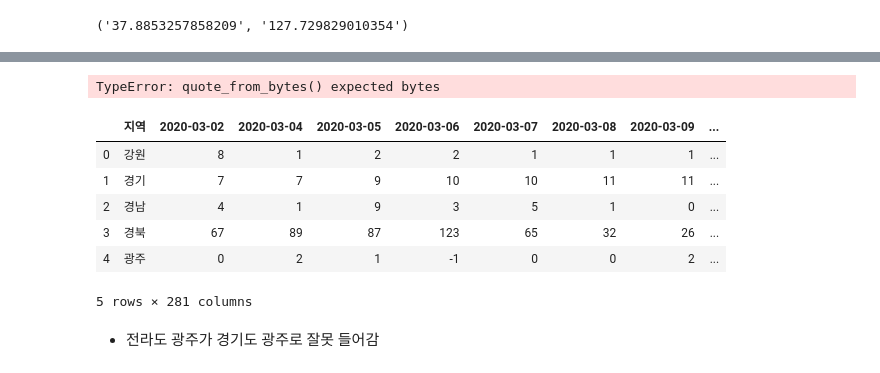
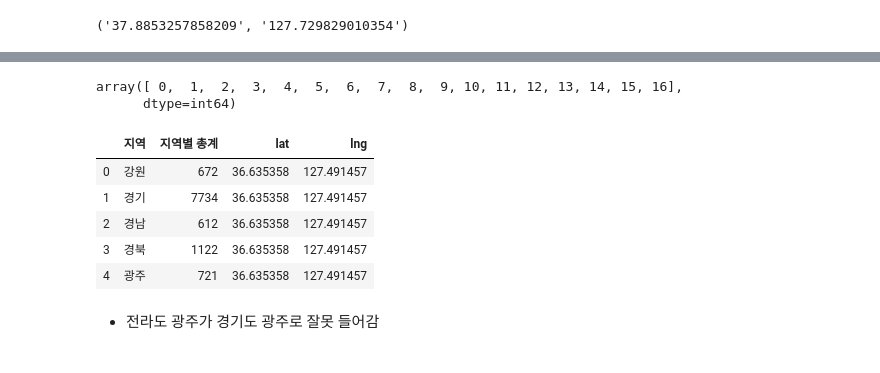
Before and after one commit to beegramin9/Python-DataScience-Hoseo-ProjectData, a Jupyter notebook: Ch5_코로나(openAPI)/전국/1_전국.ipynb, the cells around one changed output, grey strips where cells are left out. Cells and saved outputs as stored; diff of their text form; code cells hidden in the pictures.

```diff
--- a/Ch5_코로나(openAPI)/1_오픈api.ipynb
+++ b/Ch5_코로나(openAPI)/전국/1_전국.ipynb
@@ -547,7 +547,7 @@ plt.show()
 # %% [markdown]
 ## 경도, 위도 추가
 # %%
-total_foilum = total[['지역별 총계']].copy()
+total_foilum = total[['지역','지역별 총계']].copy()
 # %%
 key_kakao = open('./keys/kakaomapkey.txt', mode='r', encoding='utf8')
 kmap_key = key_kakao.read(100)
@@ -593,28 +598,29 @@ RangeIndex(start=0, stop=17, step=1)
+# %%
+total_foilum.index.to_numpy()
+# %% [output]
+array([ 0,  1,  2,  3,  4,  5,  6,  7,  8,  9, 10, 11, 12, 13, 14, 15, 16],
+      dtype=int64)
 # %%
 lat_list = [] ; lng_list = []
 
 for index in total.index:
-    addr = index
+    addr = total['지역'][i]
     kakao_url = 'https://dapi.kakao.com/v2/local/search/address.json?query=' + quote(addr)
     result = requests.get(kakao_url, headers={'Authorization':'KakaoAK '+kmap_key}).json()
     lat_list.append(float(result['documents'][0]['y']))
     lng_list.append(float(result['documents'][0]['x']))
 
-total['lat'] = lat_list
-total['lng'] = lng_list
+total_foilum['lat'] = lat_list
+total_foilum['lng'] = lng_list
-# %% [output]
-TypeError: quote_from_bytes() expected bytes
-# %%
-total.reset_index('지역',inplace=True)
-total.head()
-# %% [output]
-|  | 지역 | 2020-03-02 | 2020-03-04 | 2020-03-05 | 2020-03-06 | 2020-03-07 | 2020-03-08 | 2020-03-09 | ... |
-| 0 | 강원 | 8 | 1 | 2 | 2 | 1 | 1 | 1 | ... |
-| 1 | 경기 | 7 | 7 | 9 | 10 | 10 | 11 | 11 | ... |
-| 2 | 경남 | 4 | 1 | 9 | 3 | 5 | 1 | 0 | ... |
-| 3 | 경북 | 67 | 89 | 87 | 123 | 65 | 32 | 26 | ... |
-| 4 | 광주 | 0 | 2 | 1 | -1 | 0 | 0 | 2 | ... |
-5 rows × 281 columns
+# %%
+total_foilum.head()
+# %% [output]
+|  | 지역 | 지역별 총계 | lat | lng |
+| 0 | 강원 | 672 | 36.635358 | 127.491457 |
+| 1 | 경기 | 7734 | 36.635358 | 127.491457 |
+| 2 | 경남 | 612 | 36.635358 | 127.491457 |
+| 3 | 경북 | 1122 | 36.635358 | 127.491457 |
+| 4 | 광주 | 721 | 36.635358 | 127.491457 |
 # %%
 import folium
 # %% [markdown]
```
Also changed, not shown: parts of 2 cells of this notebook, 3 other files.
